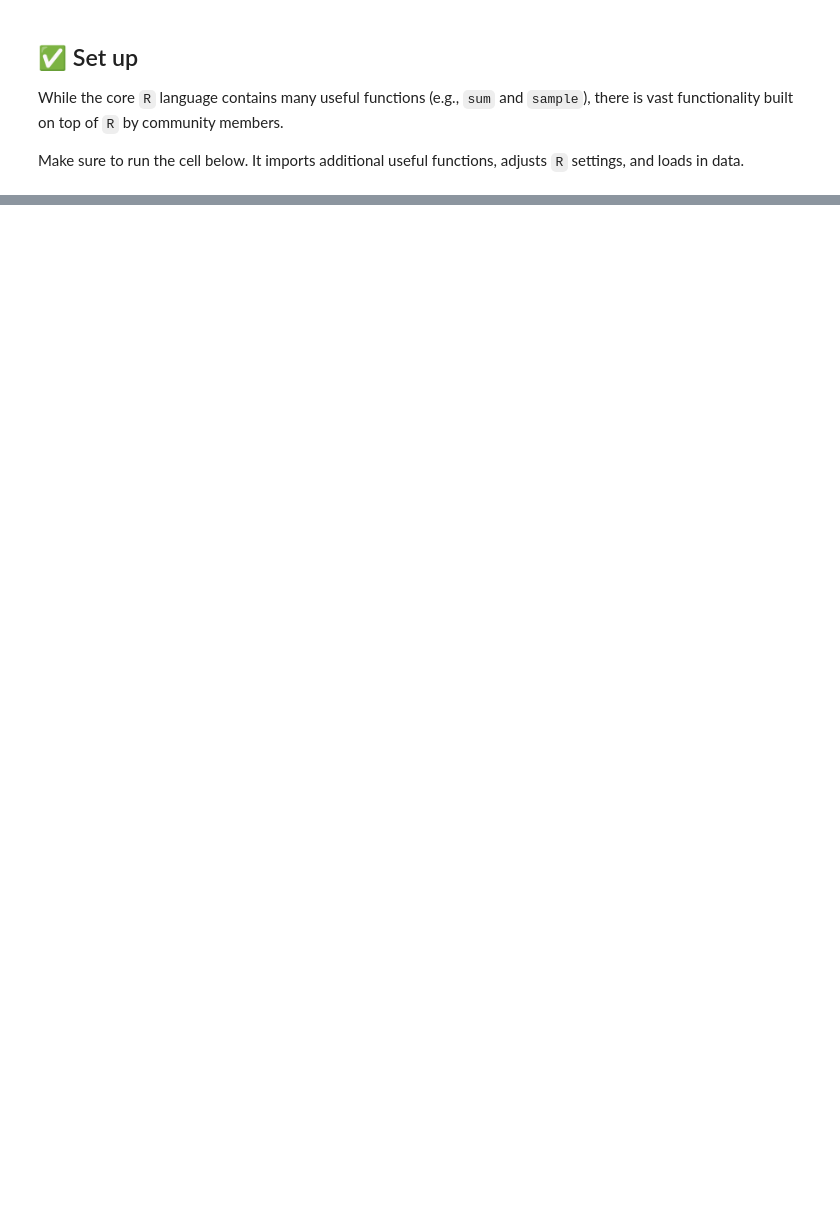
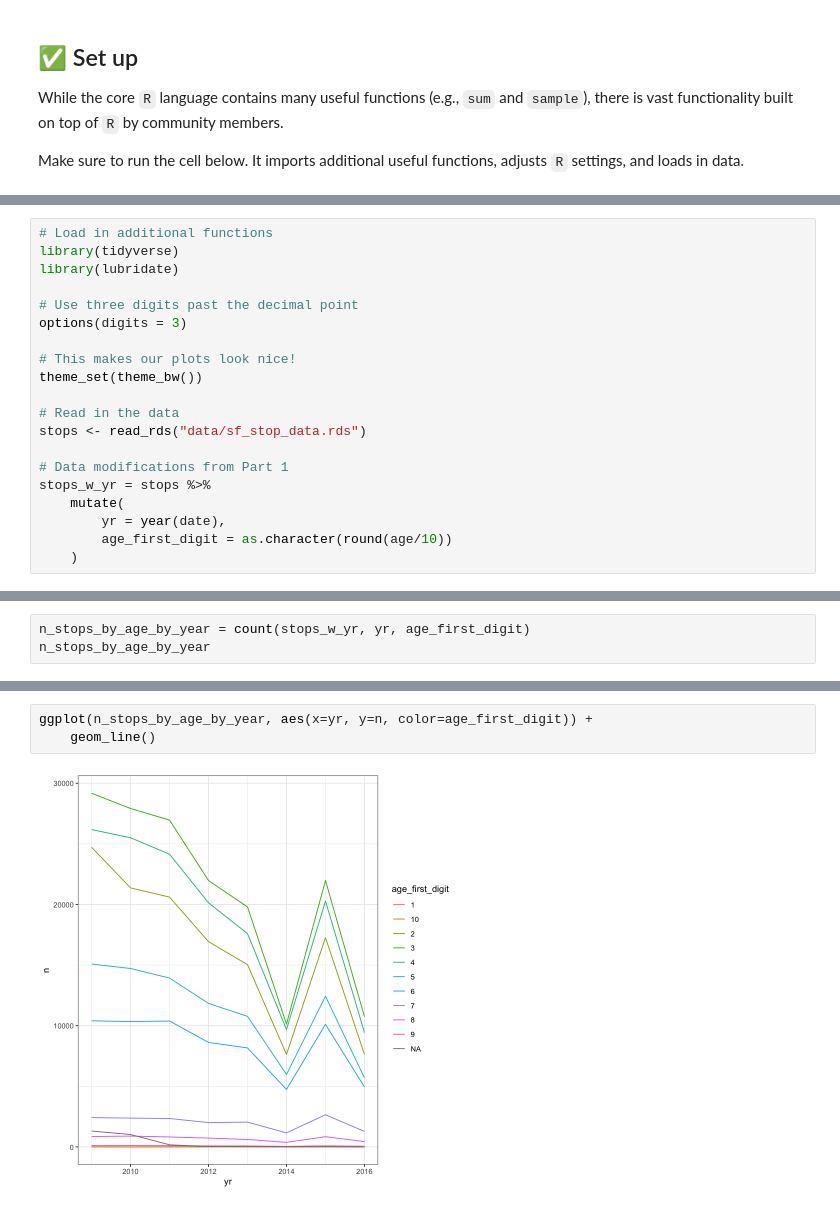
Before and after one commit to joshuagrossman/dsb-win-2023, a Jupyter notebook: opp-munging-plotting/opp-2-answers.ipynb, the cells around one changed output, grey strips where cells are left out. Saved outputs shown, nothing was run; the diff lists cells and outputs as text; blank space fills up the shorter version.

Commit message:
added plotting tutorial

```diff
--- a/opp-munging-plotting/opp-2-answers.ipynb
+++ b/opp-munging-plotting/opp-2-answers.ipynb
@@ -1001,0 +30,20 @@ Instead of just passing one person to `predict()`, we can pass in lots of differ
+# %%
+# Load in additional functions
+library(tidyverse)
+library(lubridate)
+
+# Use three digits past the decimal point
+options(digits = 3)
+
+# This makes our plots look nice!
+theme_set(theme_bw())
+
+# Read in the data
+stops <- read_rds("data/sf_stop_data.rds")
+
+# Data modifications from Part 1
+stops_w_yr = stops %>%
+    mutate(
+        yr = year(date),
+        age_first_digit = as.character(round(age/10))
+    )
@@ -1001,0 +75,3 @@ Instead of just passing one person to `predict()`, we can pass in lots of differ
+# %%
+n_stops_by_age_by_year = count(stops_w_yr, yr, age_first_digit)
+n_stops_by_age_by_year
@@ -1001,0 +104,5 @@ Instead of just passing one person to `predict()`, we can pass in lots of differ
+# %%
+ggplot(n_stops_by_age_by_year, aes(x=yr, y=n, color=age_first_digit)) +
+    geom_line()
+# %% [output]
+[figure, added]
```
Also changed, not shown: parts of 110 cells of this notebook, 6 other files.
